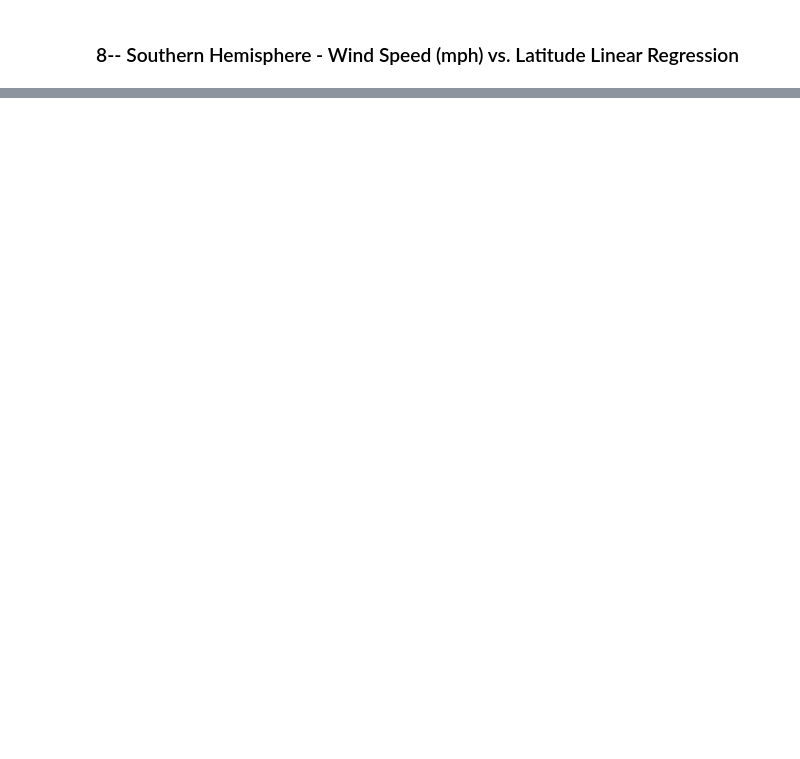
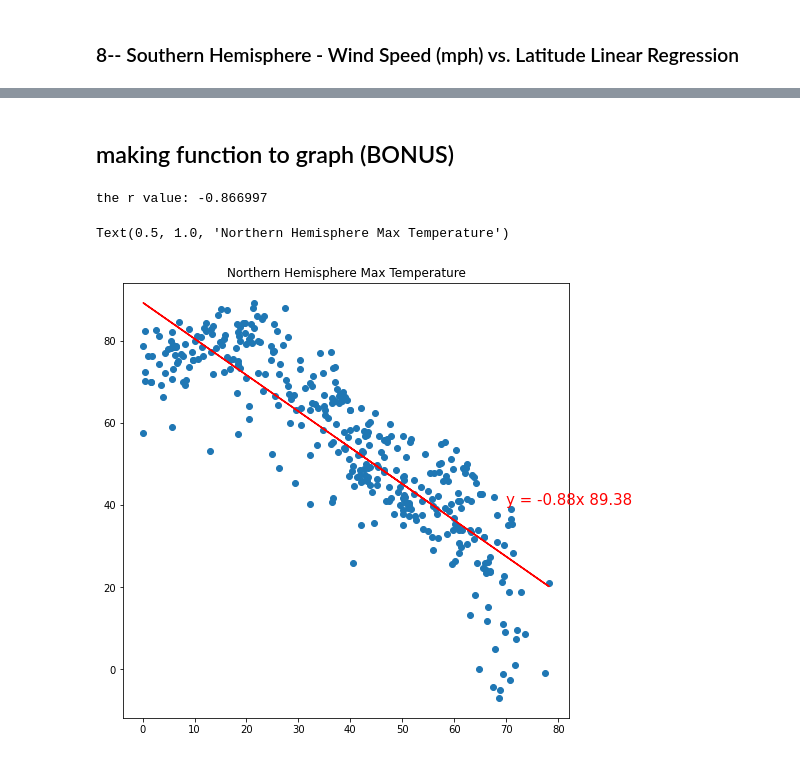
Before and after one commit to haipham0115/python-api-challenge, a Jupyter notebook: WeatherPy.ipynb, the cells around one changed output, grey strips where cells are left out. Cells and saved outputs as stored; diff of their text form; code cells hidden in the pictures; blank space fills up the shorter version.

```diff
--- a/WeatherPy.ipynb
+++ b/WeatherPy.ipynb
@@ -354,0 +353,27 @@ the r value: -0.322075
+# %% [markdown]
+## making function to graph (BONUS)
+# %%
+def scater_regress(frame, x_column, y_column):
+
+    (slope, intercept, r_value, p_value, stderr)= linregress(x_column, y_column)
+
+    #set the regression equation to graph the line y = ax + b
+    regression_value = x_column * slope + intercept
+    #print out equ on the graph
+    line_equ = "y = " + str(round(slope, 2)) + "x " + str(round(intercept,2))
+    plt.figure(figsize=(8,8))
+    plt.scatter(x_column, y_column)
+    plt.plot(x_column, regression_value, "r")
+    plt.annotate(line_equ, (70,40),color="r", fontsize=15)
+    print(f"the r value: {round(r_value, 6)}")
+# %%
+#Successfully functionalize the graphing codes.
+#But, I have limitations. With function I have to use plt.scatter
+#While manually code out every single block give me ability to customize the graph within the df.plot()
+
+scater_regress(northern_hem_df, northern_hem_df.Lat, northern_hem_df['Max Temp'])
+plt.title("Northern Hemisphere Max Temperature")
+# %% [output]
+the r value: -0.866997
+Text(0.5, 1.0, 'Northern Hemisphere Max Temperature')
+[figure, added]
```
Also changed, not shown: parts of 21 cells of this notebook.
